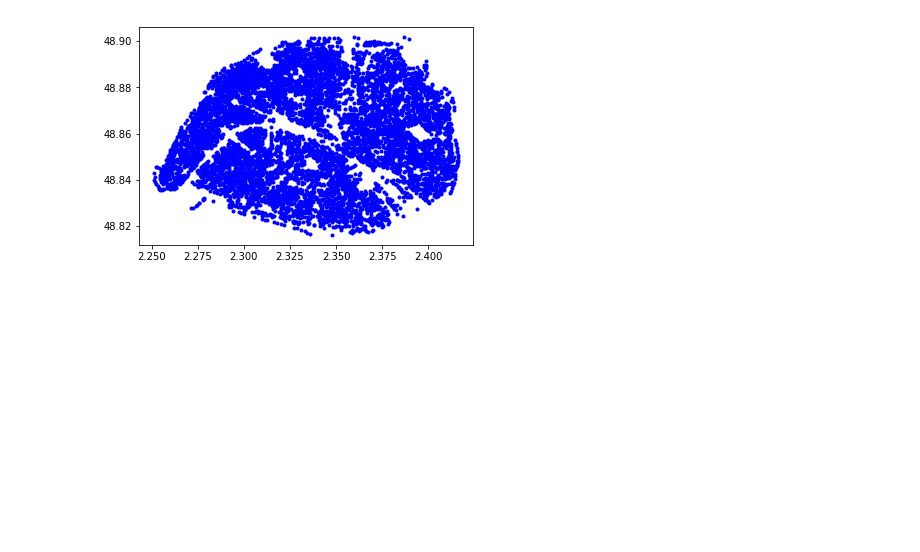
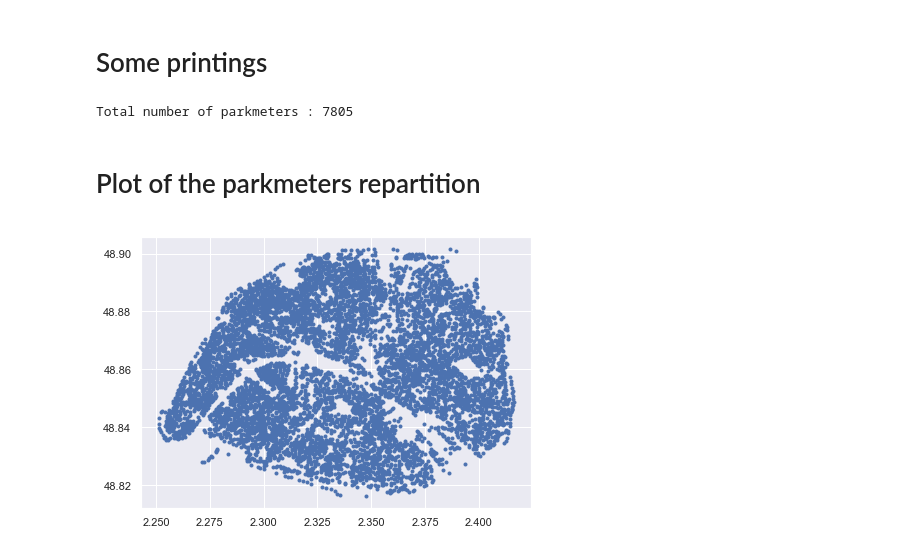
Before and after one commit to AF018/Oliver_Wymann_datacase, a Jupyter notebook: display_parkmeter_map.ipynb, the cells around one changed output. Drawn from its saved outputs; the diff is of its cells as text; code cells hidden in the pictures; blank space fills up the shorter version.

Commit message:
Improvements for data representation

```diff
--- a/display_parkmeter_map.ipynb
+++ b/display_parkmeter_map.ipynb
@@ -23,11 +28,22 @@ parkmeter_data = read_HDF_file(data_case_storage,"/parkmeter_coordinates")
 # print(parkmeter_coordinates.shape)
 # print(parkmeter_coordinates.head(10))
 
-# Each line of the 'parkmeter_coordinates' series is a str
 # Transforms them into a proper array
-coords = np.array([np.fromstring(coords_line, dtype=np.float64, sep=", ") for coords_line in parkmeter_data['parkmeter_coordinates']])
+parkmeter_number = len(parkmeter_data['parkmeter_coordinates'])
+parkmeter_coords_list = [np.fromstring(parkmeter_data['parkmeter_coordinates'][idx], dtype=np.float64, sep=", ")
+                         for idx in range(parkmeter_number)]
+parkmeter_amount_list = [(parkmeter_data['amount'][idx])
+                         for idx in range(parkmeter_number)]
+swapped_coords = np.column_stack((np.array(parkmeter_coords_list), np.array(parkmeter_amount_list)))
 
-plt.plot(coords[:, 1], coords[:, 0], 'b.')
-plt.show()
+new_coords = pd.DataFrame()
+
+coords = np.zeros(swapped_coords.shape)
+coords[:, 0], coords[:, 1] = swapped_coords[:, 1], swapped_coords[:, 0]
+coords[:, 2] = swapped_coords[:, 2]
-# %% [output]
-[figure, removed]
+# %% [markdown]
+# Some printings
+# %%
+print("Total number of parkmeters : " + str(len(parkmeter_data['parkmeter_coordinates'])))
+# %% [output]
+Total number of parkmeters : 7805
@@ -33,0 +53,9 @@ plt.show()
+# %% [markdown]
+# Plot of the parkmeters repartition
+# %%
+plt.subplots(figsize=(7, 5))
+sns.set(style="darkgrid")
+plt.plot(coords[:, 0], coords[:, 1], 'b.')
+plt.show()
+# %% [output]
+[figure, added]
```
Also changed, not shown: parts of 7 cells of this notebook, 1 other file.
